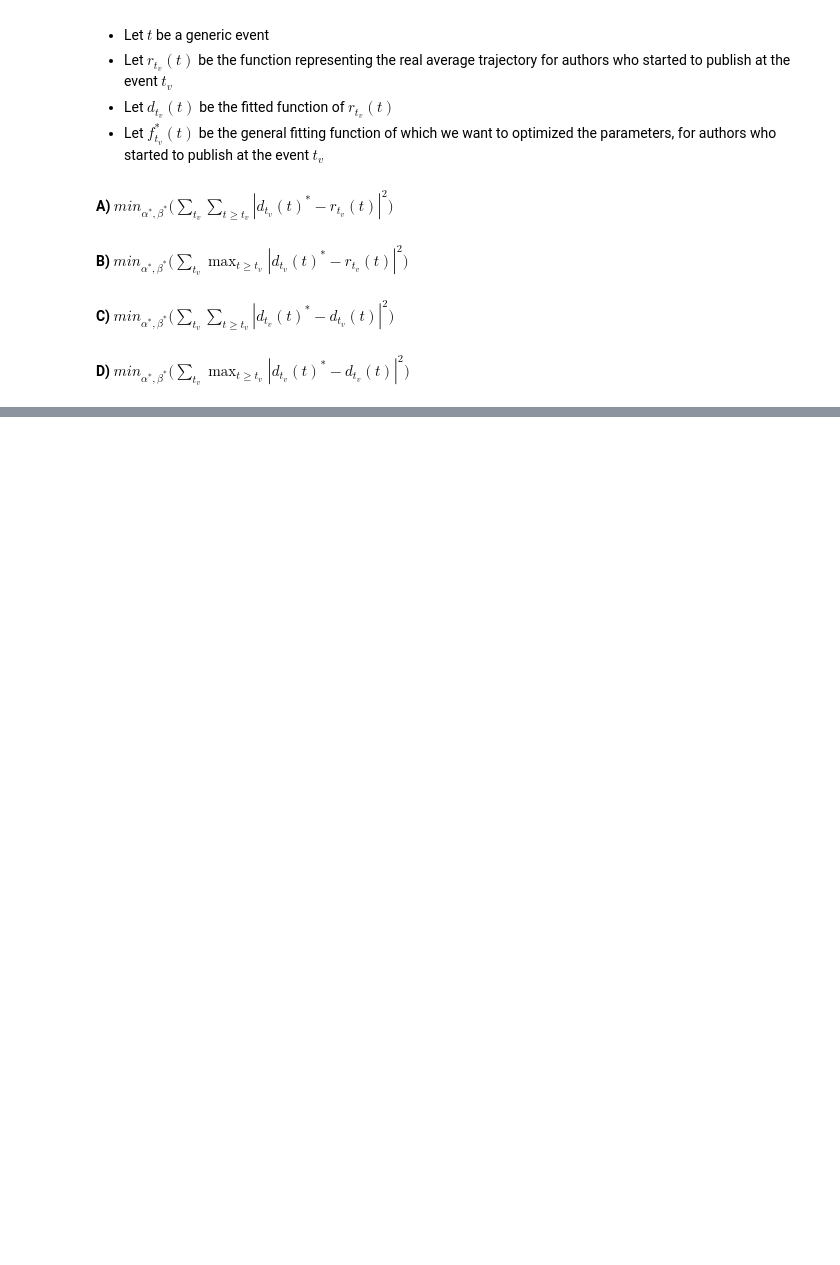
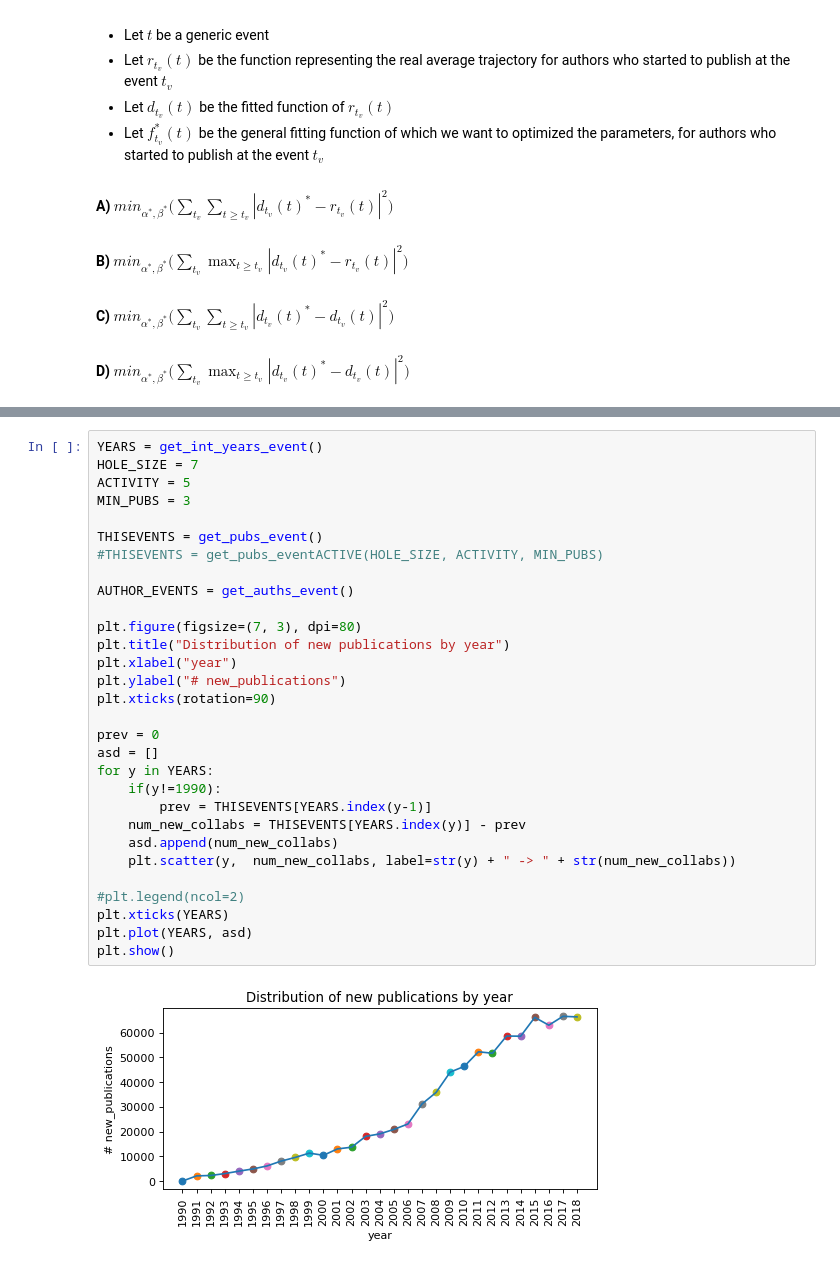
Before and after one commit to LeonardoSer/INRIA_Internship, a Jupyter notebook: 00_quick_references/15_report_screen.ipynb, the cells around one changed output, grey strips where cells are left out. Saved outputs shown, nothing was run; the diff lists cells and outputs as text; blank space fills up the shorter version.

```diff
--- a/00_quick_references/15_report_screen.ipynb
+++ b/00_quick_references/15_report_screen.ipynb
@@ -577,0 +672,32 @@ SyntaxError: invalid syntax (1563327068.py, line 3)
+# %%
+YEARS = get_int_years_event()
+HOLE_SIZE = 7
+ACTIVITY = 5
+MIN_PUBS = 3
+
+THISEVENTS = get_pubs_event()
+#THISEVENTS = get_pubs_eventACTIVE(HOLE_SIZE, ACTIVITY, MIN_PUBS)
+
+AUTHOR_EVENTS = get_auths_event()
+
+plt.figure(figsize=(7, 3), dpi=80)
+plt.title("Distribution of new publications by year")
+plt.xlabel("year")
+plt.ylabel("# new_publications")
+plt.xticks(rotation=90)
+
+prev = 0
+asd = []
+for y in YEARS:
+    if(y!=1990):
+        prev = THISEVENTS[YEARS.index(y-1)]
+    num_new_collabs = THISEVENTS[YEARS.index(y)] - prev
+    asd.append(num_new_collabs)
+    plt.scatter(y,  num_new_collabs, label=str(y) + " -> " + str(num_new_collabs))
+
+#plt.legend(ncol=2)
+plt.xticks(YEARS)
+plt.plot(YEARS, asd)
+plt.show()
+# %% [output]
+[figure, added]
```
Also changed, not shown: parts of 17 cells of this notebook, 12 other files.
